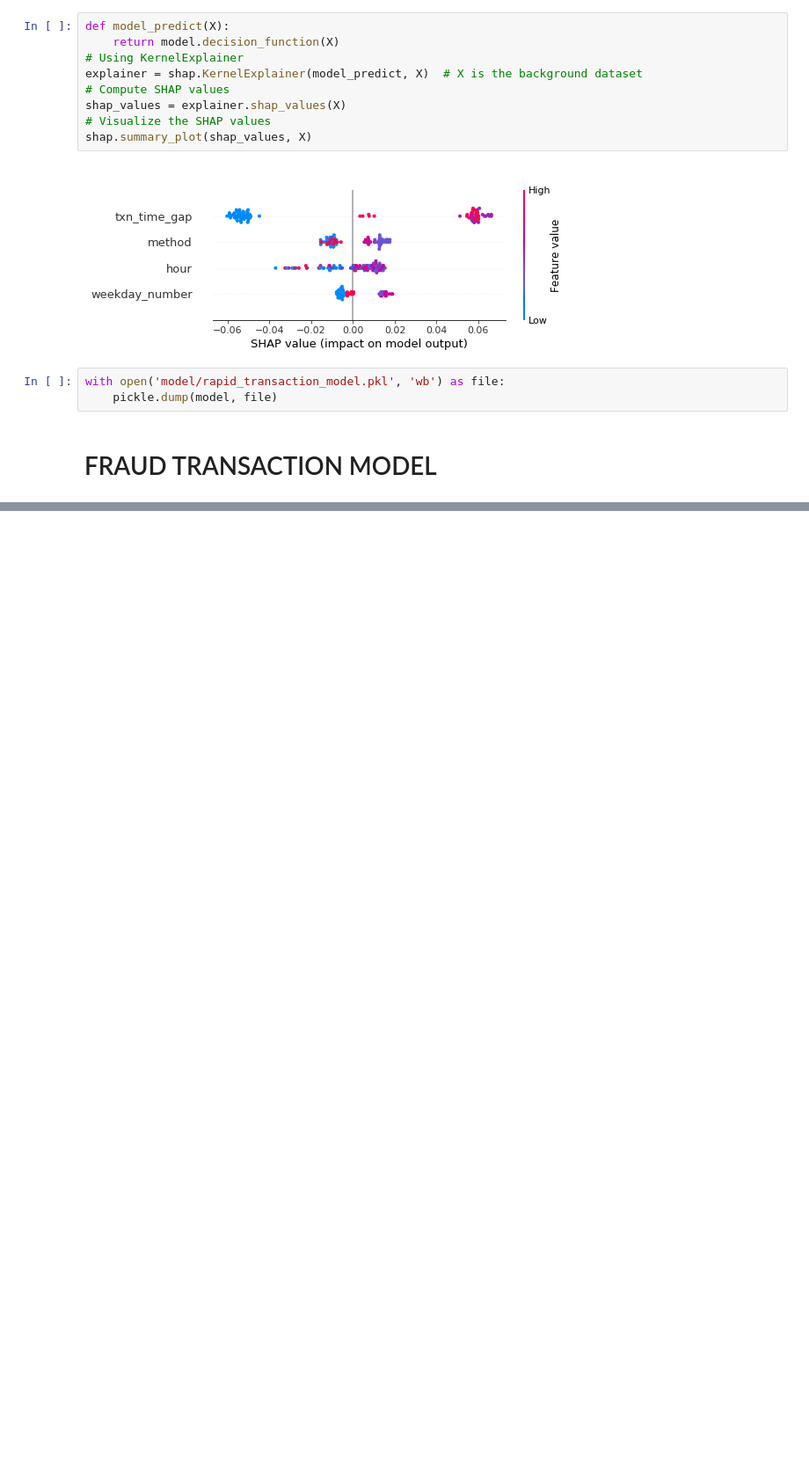
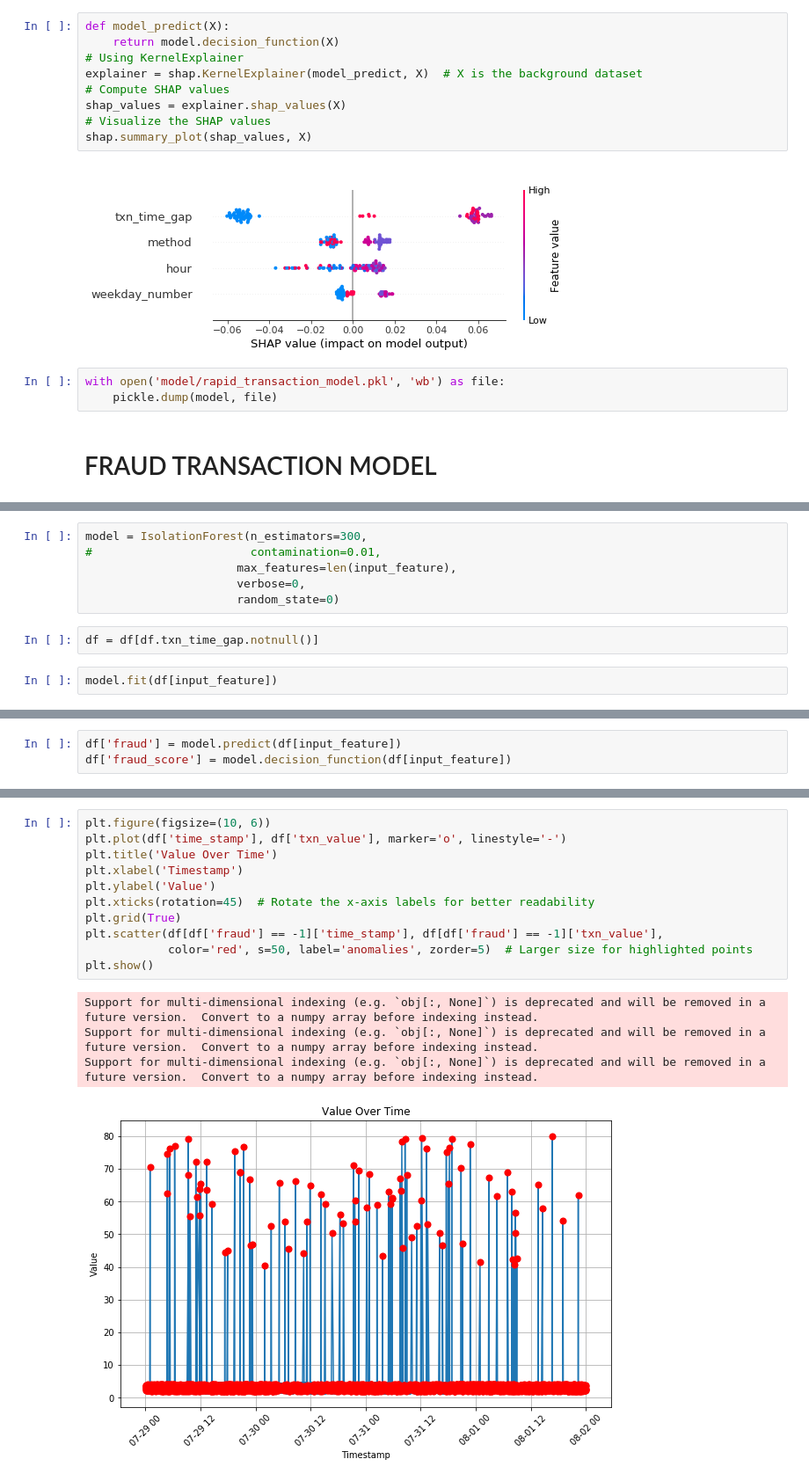
Before and after one commit to natuhvnh/kobizo_task, a Jupyter notebook: model.ipynb, the cells around one changed output, grey strips where cells are left out. Shown at 88% size. Drawn from its saved outputs; the diff is of its cells as text; blank space fills up the shorter version.

Commit message:
add fraud model

```diff
--- a/model.ipynb
+++ b/model.ipynb
@@ -169,0 +173,10 @@ with open('model/rapid_transaction_model.pkl', 'wb') as file:
+# %%
+model = IsolationForest(n_estimators=300,
+#                       contamination=0.01,
+                      max_features=len(input_feature),
+                      verbose=0,
+                      random_state=0)
+# %%
+df = df[df.txn_time_gap.notnull()]
+# %%
+model.fit(df[input_feature])
@@ -169,0 +185,3 @@ with open('model/rapid_transaction_model.pkl', 'wb') as file:
+# %%
+df['fraud'] = model.predict(df[input_feature])
+df['fraud_score'] = model.decision_function(df[input_feature])
@@ -169,0 +204,16 @@ with open('model/rapid_transaction_model.pkl', 'wb') as file:
+# %%
+plt.figure(figsize=(10, 6))
+plt.plot(df['time_stamp'], df['txn_value'], marker='o', linestyle='-')
+plt.title('Value Over Time')
+plt.xlabel('Timestamp')
+plt.ylabel('Value')
+plt.xticks(rotation=45)  # Rotate the x-axis labels for better readability
+plt.grid(True)
+plt.scatter(df[df['fraud'] == -1]['time_stamp'], df[df['fraud'] == -1]['txn_value'],
+            color='red', s=50, label='anomalies', zorder=5)  # Larger size for highlighted points
+plt.show()
+# %% [output]
+Support for multi-dimensional indexing (e.g. `obj[:, None]`) is deprecated and will be removed in a future version.  Convert to a numpy array before indexing instead.
+Support for multi-dimensional indexing (e.g. `obj[:, None]`) is deprecated and will be removed in a future version.  Convert to a numpy array before indexing instead.
+Support for multi-dimensional indexing (e.g. `obj[:, None]`) is deprecated and will be removed in a future version.  Convert to a numpy array before indexing instead.
+[figure, added]
```
Also changed, not shown: parts of 7 cells of this notebook, 1 other file.
